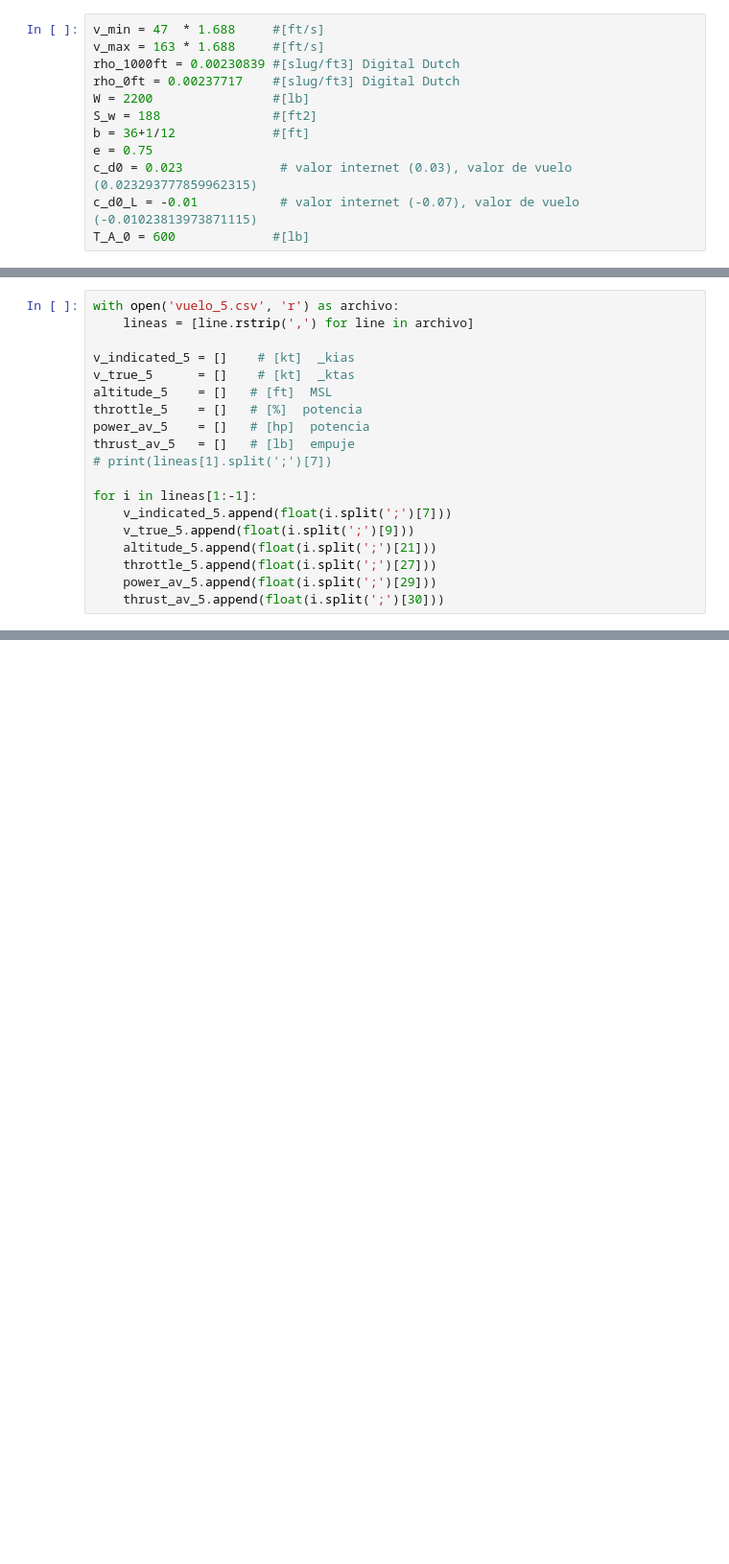
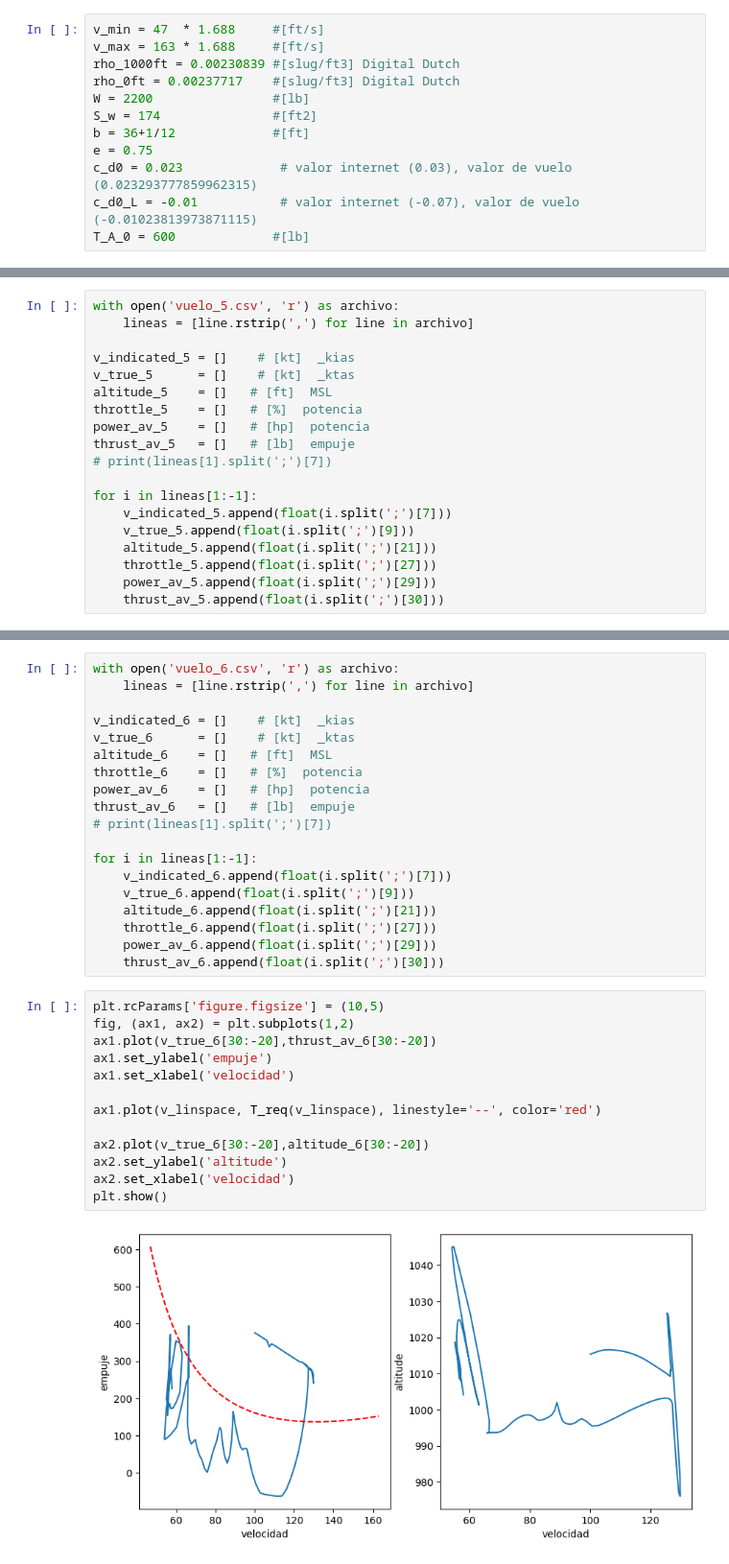
Before and after one commit to otarola-joaquin/Trabajos-varios-8vo-semestre, a Jupyter notebook: Mecánica del Vuelo/Tarea_3/lab3_graficos.ipynb, the cells around one changed output, grey strips where cells are left out. Shown at 96% size. Drawn from its saved outputs; the diff is of its cells as text; blank space fills up the shorter version.

Commit message:
[MDV] vuelos con mas cuidao

```diff
--- a/Mecánica del Vuelo/Tarea_3/lab3_graficos.ipynb
+++ b/Mecánica del Vuelo/Tarea_3/lab3_graficos.ipynb
@@ -20,7 +20,7 @@ v_max = 163 * 1.688     #[ft/s]
 rho_1000ft = 0.00230839 #[slug/ft3] Digital Dutch
 rho_0ft = 0.00237717    #[slug/ft3] Digital Dutch
 W = 2200                #[lb]
-S_w = 188               #[ft2]
+S_w = 174               #[ft2]
 b = 36+1/12             #[ft]
 e = 0.75
 c_d0 = 0.023             # valor internet (0.03), valor de vuelo (0.023293777859962315)
@@ -350,0 +351,34 @@ plt.show()
+# %%
+with open('vuelo_6.csv', 'r') as archivo:
+    lineas = [line.rstrip(',') for line in archivo]
+
+v_indicated_6 = []    # [kt]  _kias
+v_true_6      = []    # [kt]  _ktas
+altitude_6    = []   # [ft]  MSL
+throttle_6    = []   # [%]  potencia
+power_av_6    = []   # [hp]  potencia
+thrust_av_6   = []   # [lb]  empuje
+# print(lineas[1].split(';')[7])
+
+for i in lineas[1:-1]:
+    v_indicated_6.append(float(i.split(';')[7]))
+    v_true_6.append(float(i.split(';')[9]))
+    altitude_6.append(float(i.split(';')[21]))
+    throttle_6.append(float(i.split(';')[27]))
+    power_av_6.append(float(i.split(';')[29]))
+    thrust_av_6.append(float(i.split(';')[30]))
+# %%
+plt.rcParams['figure.figsize'] = (10,5)
+fig, (ax1, ax2) = plt.subplots(1,2)
+ax1.plot(v_true_6[30:-20],thrust_av_6[30:-20])
+ax1.set_ylabel('empuje')
+ax1.set_xlabel('velocidad')
+
+ax1.plot(v_linspace, T_req(v_linspace), linestyle='--', color='red')
+
+ax2.plot(v_true_6[30:-20],altitude_6[30:-20])
+ax2.set_ylabel('altitude')
+ax2.set_xlabel('velocidad')
+plt.show()
+# %% [output]
+[figure, added]
```
Also changed, not shown: parts of 15 cells of this notebook, 4 other files.
